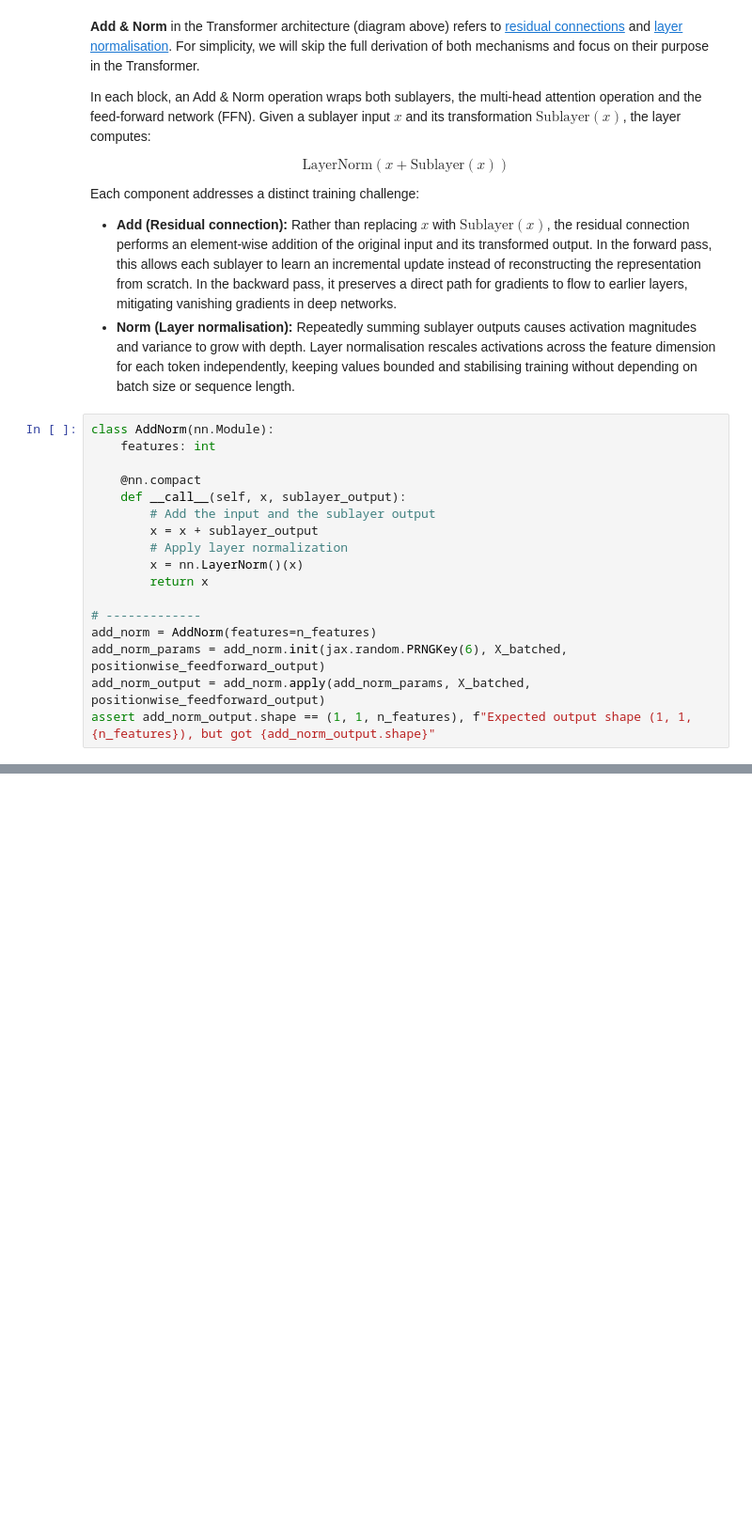
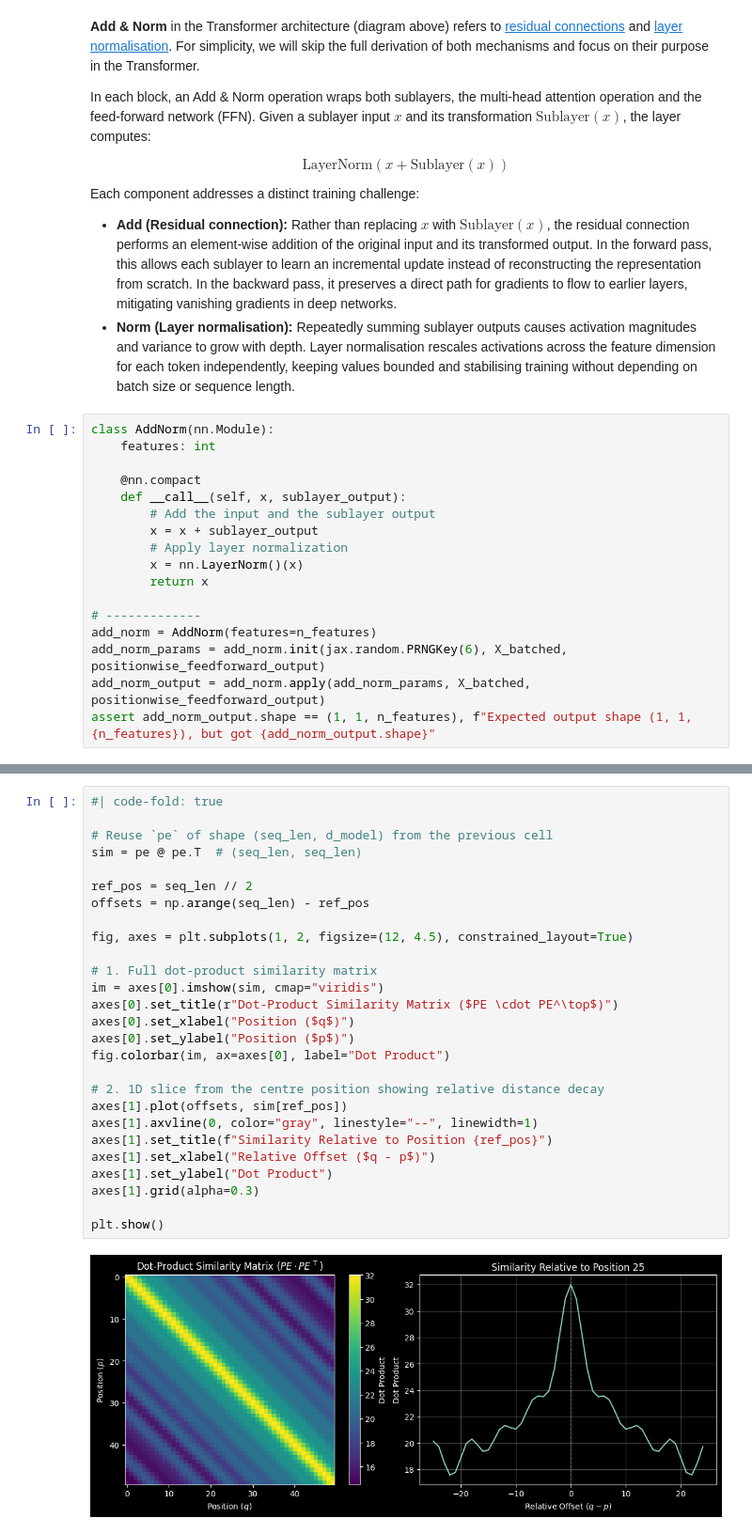
Before and after one commit to shawonashraf/annotated-jax, a Jupyter notebook: playground/transformer.ipynb, the cells around one changed output, grey strips where cells are left out. Shown at 94% size. Saved outputs shown, nothing was run; the diff lists cells and outputs as text; blank space fills up the shorter version.

```diff
--- a/playground/transformer.ipynb
+++ b/playground/transformer.ipynb
@@ -275,0 +576,29 @@ assert add_norm_output.shape == (1, 1, n_features), f"Expected output shape (1,
+# %%
+#| code-fold: true
+
+# Reuse `pe` of shape (seq_len, d_model) from the previous cell
+sim = pe @ pe.T  # (seq_len, seq_len)
+
+ref_pos = seq_len // 2
+offsets = np.arange(seq_len) - ref_pos
+
+fig, axes = plt.subplots(1, 2, figsize=(12, 4.5), constrained_layout=True)
+
+# 1. Full dot-product similarity matrix
+im = axes[0].imshow(sim, cmap="viridis")
+axes[0].set_title(r"Dot-Product Similarity Matrix ($PE \cdot PE^\top$)")
+axes[0].set_xlabel("Position ($q$)")
+axes[0].set_ylabel("Position ($p$)")
+fig.colorbar(im, ax=axes[0], label="Dot Product")
+
+# 2. 1D slice from the centre position showing relative distance decay
+axes[1].plot(offsets, sim[ref_pos])
+axes[1].axvline(0, color="gray", linestyle="--", linewidth=1)
+axes[1].set_title(f"Similarity Relative to Position {ref_pos}")
+axes[1].set_xlabel("Relative Offset ($q - p$)")
+axes[1].set_ylabel("Dot Product")
+axes[1].grid(alpha=0.3)
+
+plt.show()
+# %% [output]
+[figure, added]
```
Also changed, not shown: parts of 23 cells of this notebook.
